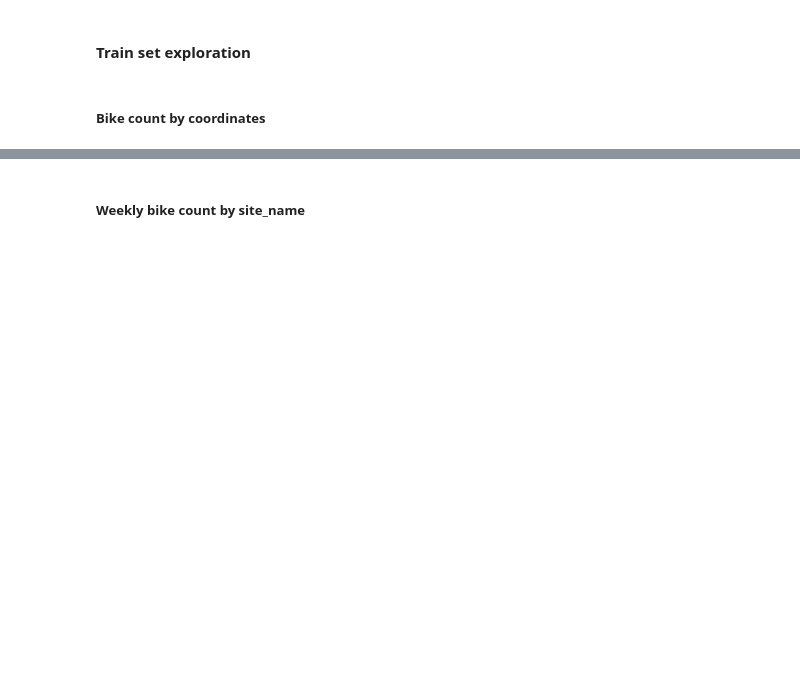
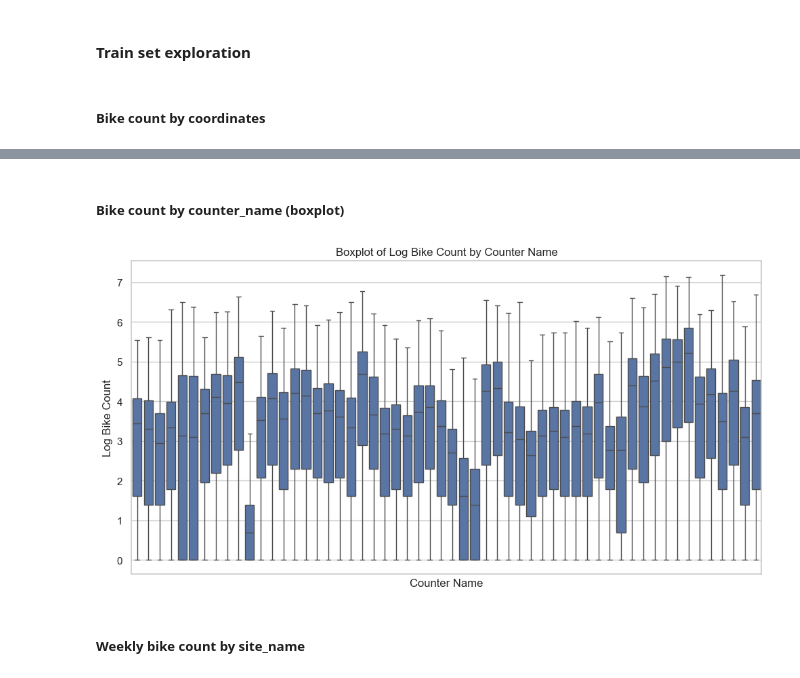
Before and after one commit to p-haas/bike_counters, a Jupyter notebook: WIP/eda_notebook.ipynb, the cells around one changed output, grey strips where cells are left out. Saved outputs shown, nothing was run; the diff lists cells and outputs as text; code cells hidden in the pictures; blank space fills up the shorter version.

```diff
--- a/WIP/eda_notebook.ipynb
+++ b/WIP/eda_notebook.ipynb
@@ -222,0 +242,19 @@ plt.show()
+# %% [markdown]
+##### Bike count by counter_name (boxplot)
+# %%
+# Create the boxplot
+plt.figure(figsize=(12, 6))
+sns.boxplot(x='counter_name', y='log_bike_count', data=train)
+
+# Add labels and title
+plt.xlabel('Counter Name')
+plt.ylabel('Log Bike Count')
+plt.title('Boxplot of Log Bike Count by Counter Name')
+
+# Hide the x-axis labels
+plt.xticks([])
+
+# Display the plot
+plt.show()
+# %% [output]
+[figure, added]
```
Also changed, not shown: parts of 37 cells of this notebook, 3 other files.
